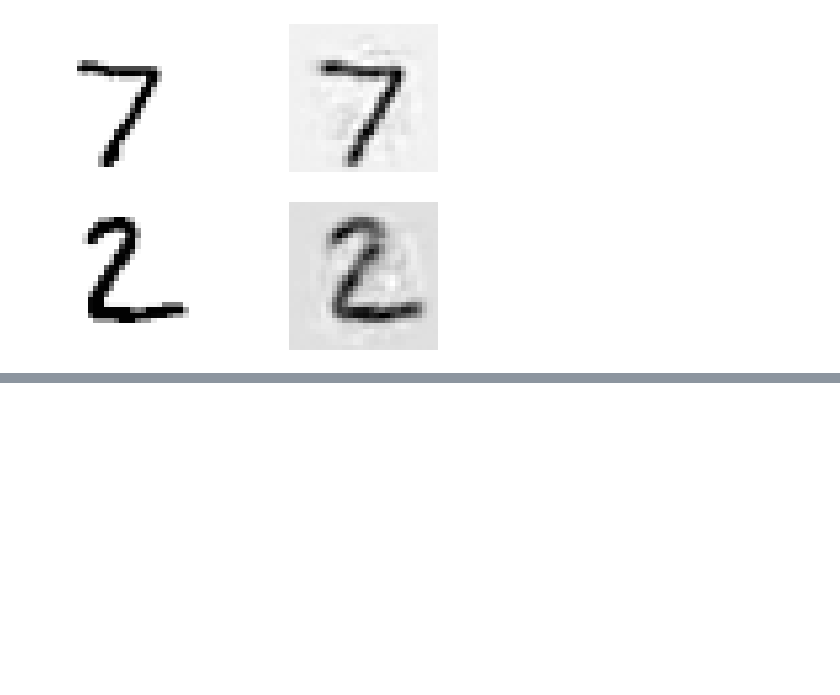
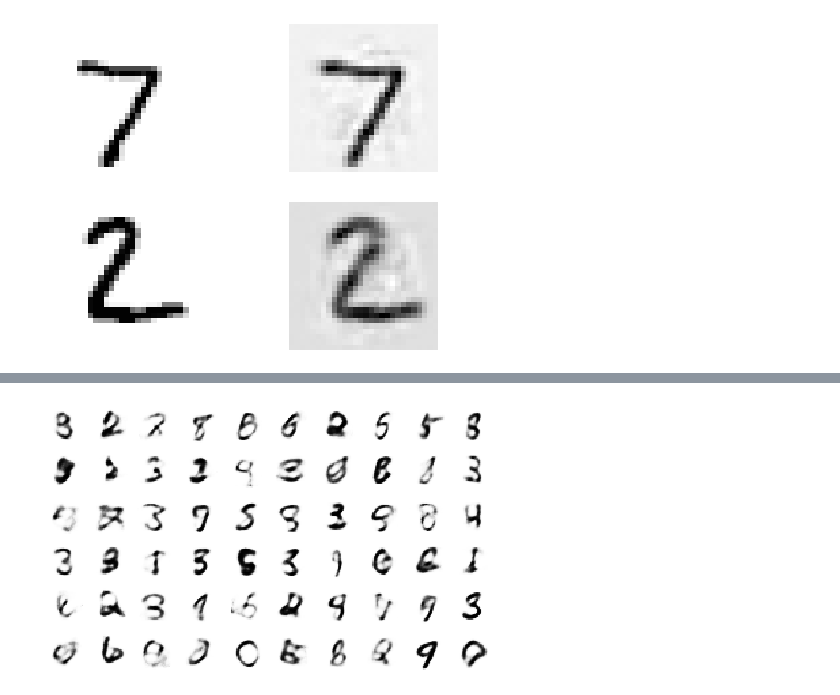
Before and after one commit to LilianeAquino/hands_on_aprendizado_de_maquina, a Jupyter notebook: 15_autoencoders.ipynb, the cells around one changed output, grey strips where cells are left out. Cells and saved outputs as stored; diff of their text form; code cells hidden in the pictures; blank space fills up the shorter version.

```diff
--- a/15_autoencoders.ipynb
+++ b/15_autoencoders.ipynb
@@ -610,0 +657,13 @@ INFO:tensorflow:Restoring parameters from models/my_model_sparse.ckpt
+# %%
+n_epochs = 50
+batch_size = 150
+
+with tf.compat.v1.Session() as sess:
+    init.run()
+    for epoch in range(n_epochs):
+        for X_batch, y_batch in shuffle_batch(X_train, y_train, batch_size):
+            sess.run(training_op, feed_dict={X: X_batch})
+        loss_val, reconstruction_loss_val, latent_loss_val = sess.run([loss, reconstruction_loss, latent_loss], feed_dict={X: X_batch})
+        if epoch % 10 == 0:
+            print('\r{}'.format(epoch), 'Train total loss:', loss_val, '\tReconstruction loss:', reconstruction_loss_val, '\tLatent loss:', latent_loss_val)
+        saver.save(sess, 'models/my_model_variational.ckpt')
@@ -610,0 +678,16 @@ INFO:tensorflow:Restoring parameters from models/my_model_sparse.ckpt
+# %%
+n_digits = 60
+n_epochs = 50
+batch_size = 150
+
+with tf.compat.v1.Session() as sess:
+    init.run()
+    for epoch in range(n_epochs):
+        for X_batch, y_batch in shuffle_batch(X_train, y_train, batch_size):
+            sess.run(training_op, feed_dict={X: X_batch})
+        loss_val, reconstruction_loss_val, latent_loss_val = sess.run([loss, reconstruction_loss, latent_loss], feed_dict={X: X_batch})
+        if epoch % 10 == 0:
+            print('\r{}'.format(epoch), 'Train total loss:', loss_val, '\tReconstruction loss:', reconstruction_loss_val, '\tLatent loss:', latent_loss_val)
+        saver.save(sess, 'models/my_model_variational.ckpt')
+    codings_rnd = np.random.normal(size=[n_digits, n_hidden3])
+    outputs_val = outputs.eval(feed_dict={hidden3: codings_rnd})
@@ -610,0 +700,7 @@ INFO:tensorflow:Restoring parameters from models/my_model_sparse.ckpt
+# %%
+plt.figure(figsize=(8,50))
+for iteration in range(n_digits):
+    plt.subplot(n_digits, 10, iteration + 1)
+    plot_image(outputs_val[iteration])
+# %% [output]
+[figure, added]
```
Also changed, not shown: parts of 5 cells of this notebook.
